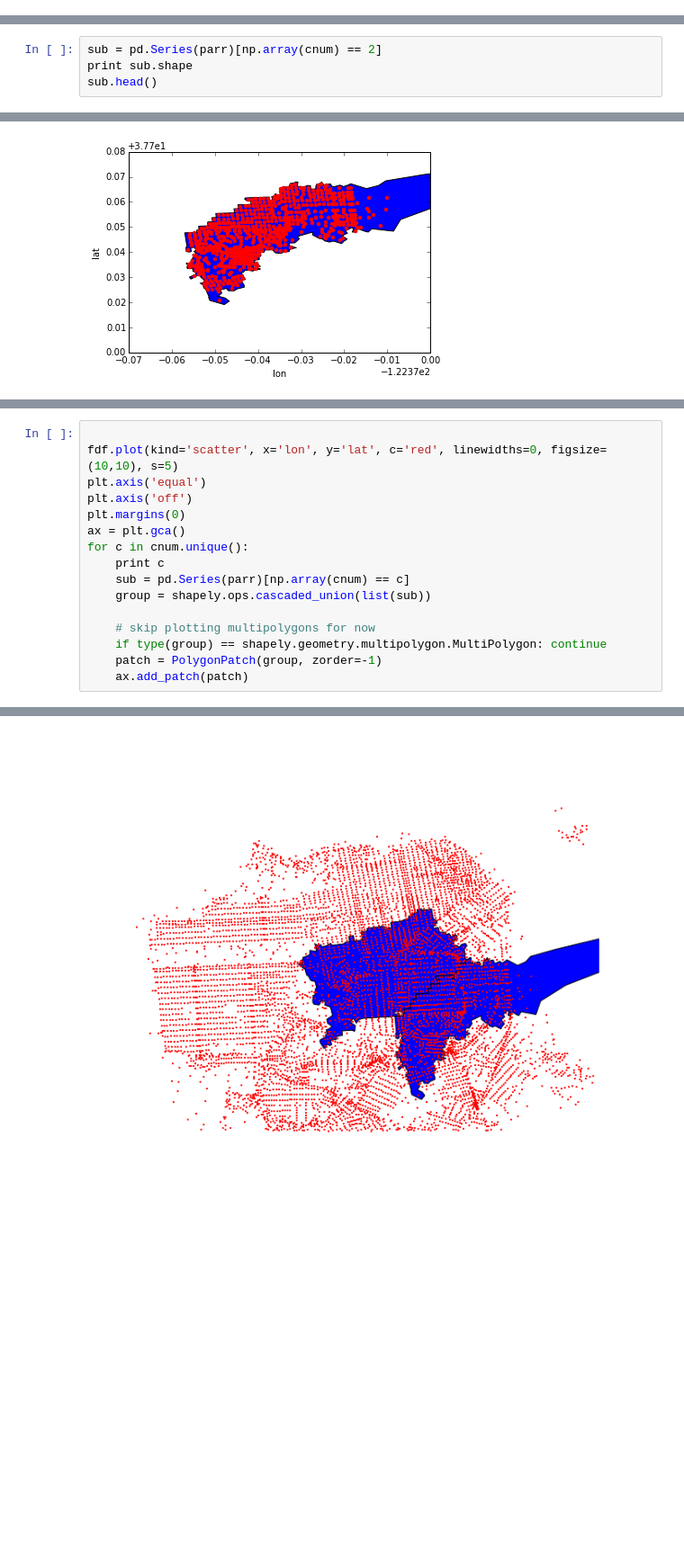
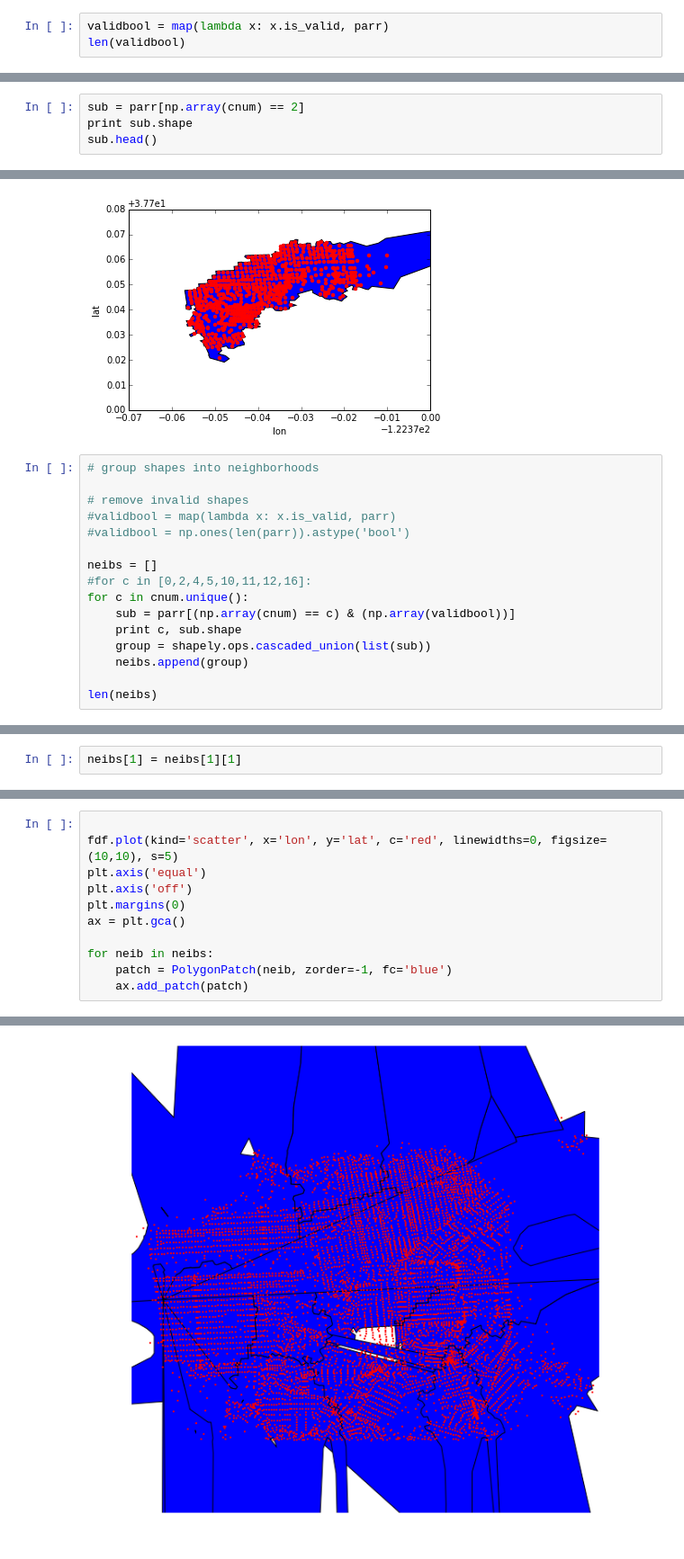
Before and after one commit to crupley/hoodie-development, a Jupyter notebook: explore/make shapes.ipynb, the cells around one changed output, grey strips where cells are left out. Shown at 90% size. Drawn from its saved outputs; the diff is of its cells as text; blank space fills up the shorter version.

Commit message:
extracting shapefiles from uscensus

```diff
--- a/explore/make shapes.ipynb
+++ b/explore/make shapes.ipynb
@@ -634,0 +638,3 @@ WARNING:shapely.geos:Self-intersection at or near point -122.51310270372879 37.7
+# %%
+validbool = map(lambda x: x.is_valid, parr)
+len(validbool)
@@ -642,7 +721,7 @@ fdf[cnum == 2].plot(kind='scatter', x='lon', y='lat')
 <matplotlib.axes._subplots.AxesSubplot at 0x...>
 [figure]
 # %%
-sub = pd.Series(parr)[np.array(cnum) == 2]
+sub = parr[np.array(cnum) == 2]
 print sub.shape
 sub.head()
 # %% [output]
@@ -668,3 +747,19 @@ ax.add_patch(patch)
 # %% [output]
 <matplotlib.patches.PathPatch at 0x...>
 [figure]
+# %%
+# group shapes into neighborhoods
+
+# remove invalid shapes
+#validbool = map(lambda x: x.is_valid, parr)
+#validbool = np.ones(len(parr)).astype('bool')
+
+neibs = []
+#for c in [0,2,4,5,10,11,12,16]:
+for c in cnum.unique():
+    sub = parr[(np.array(cnum) == c) & (np.array(validbool))]
+    print c, sub.shape
+    group = shapely.ops.cascaded_union(list(sub))
+    neibs.append(group)
+
+len(neibs)
@@ -670,0 +785,2 @@ ax.add_patch(patch)
+# %%
+neibs[1] = neibs[1][1]
@@ -675,13 +799,8 @@ plt.axis('equal')
 plt.axis('off')
 plt.margins(0)
 ax = plt.gca()
-for c in cnum.unique():
-    print c
-    sub = pd.Series(parr)[np.array(cnum) == c]
-    group = shapely.ops.cascaded_union(list(sub))
 
-    # skip plotting multipolygons for now
-    if type(group) == shapely.geometry.multipolygon.MultiPolygon: continue
-    patch = PolygonPatch(group, zorder=-1)
+for neib in neibs:
+    patch = PolygonPatch(neib, zorder=-1, fc='blue')
     ax.add_patch(patch)
 # %% [output]
@@ -694 +807 @@ ValueError: No Shapely geometry can be created from null value
-[figure, old version]
+[figure, new version]
```
Also changed, not shown: parts of 23 cells of this notebook, 1 other file.
